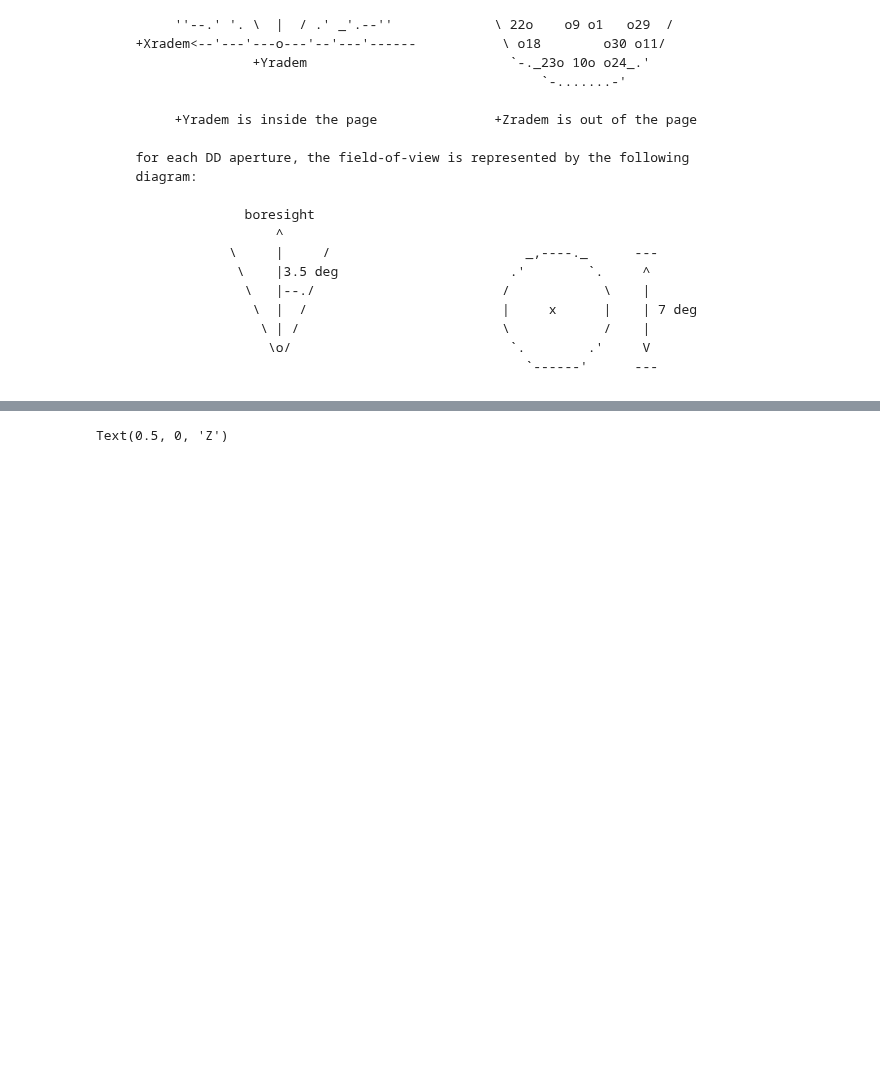
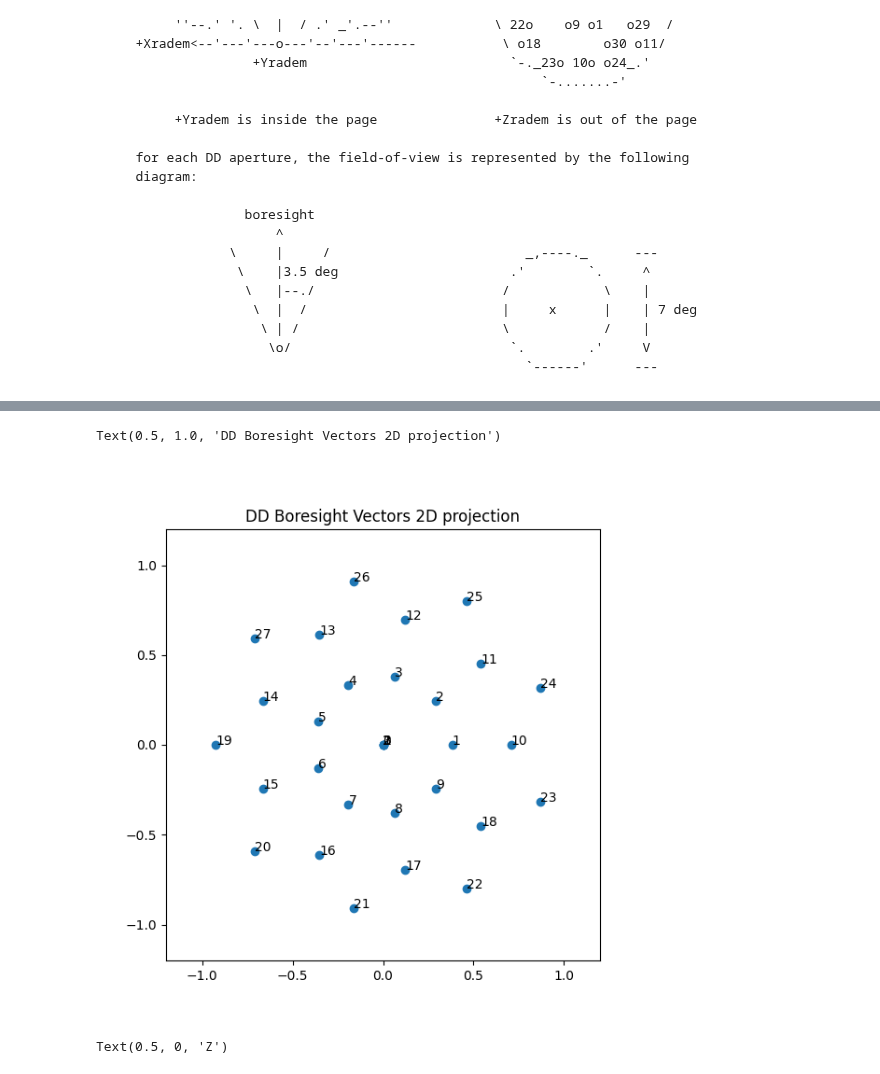
Before and after one commit to AGHRADEM/radem-notebooks, a Jupyter notebook: notebooks/3_dd_data_visualization.ipynb, the cells around one changed output, grey strips where cells are left out. Saved outputs shown, nothing was run; the diff lists cells and outputs as text; code cells hidden in the pictures; blank space fills up the shorter version.

Commit message:
2D projections of differences between `REF_VECTOR` and `BORESIGHT`

```diff
--- a/notebooks/3_dd_data_visualization.ipynb
+++ b/notebooks/3_dd_data_visualization.ipynb
@@ -444,3 +442,16 @@ Text(0.5, 0, 'Z')
+# %%
+xs = [x for _, _, _, x, _, _ in vectors]
+ys = [y for _, _, _, _, y, _ in vectors]
+fig, ax = plt.subplots(figsize=(6, 6))
+ax.set_xlim(-1.2, 1.2)
+ax.set_ylim(-1.2, 1.2)
+ax.scatter(xs, ys)
+for x, y, label in zip(xs, ys, labels):
+    ax.annotate(xy=(x, y), text=label)
+ax.set_title('DD Boresight Vectors 2D projection')
+# %% [output]
+Text(0.5, 1.0, 'DD Boresight Vectors 2D projection')
+[figure, added]
 # %%
 vectors = [(0,0,0, *vec) for vec in kernel_selector("VECTOR").values()]
 colors = ["b"] * 1 + ["r"] * 9 + ["g"] * 9 + ["b"] * 9 + ["y"] * 3
```
Also changed, not shown: parts of 12 cells of this notebook, 1 other file.
